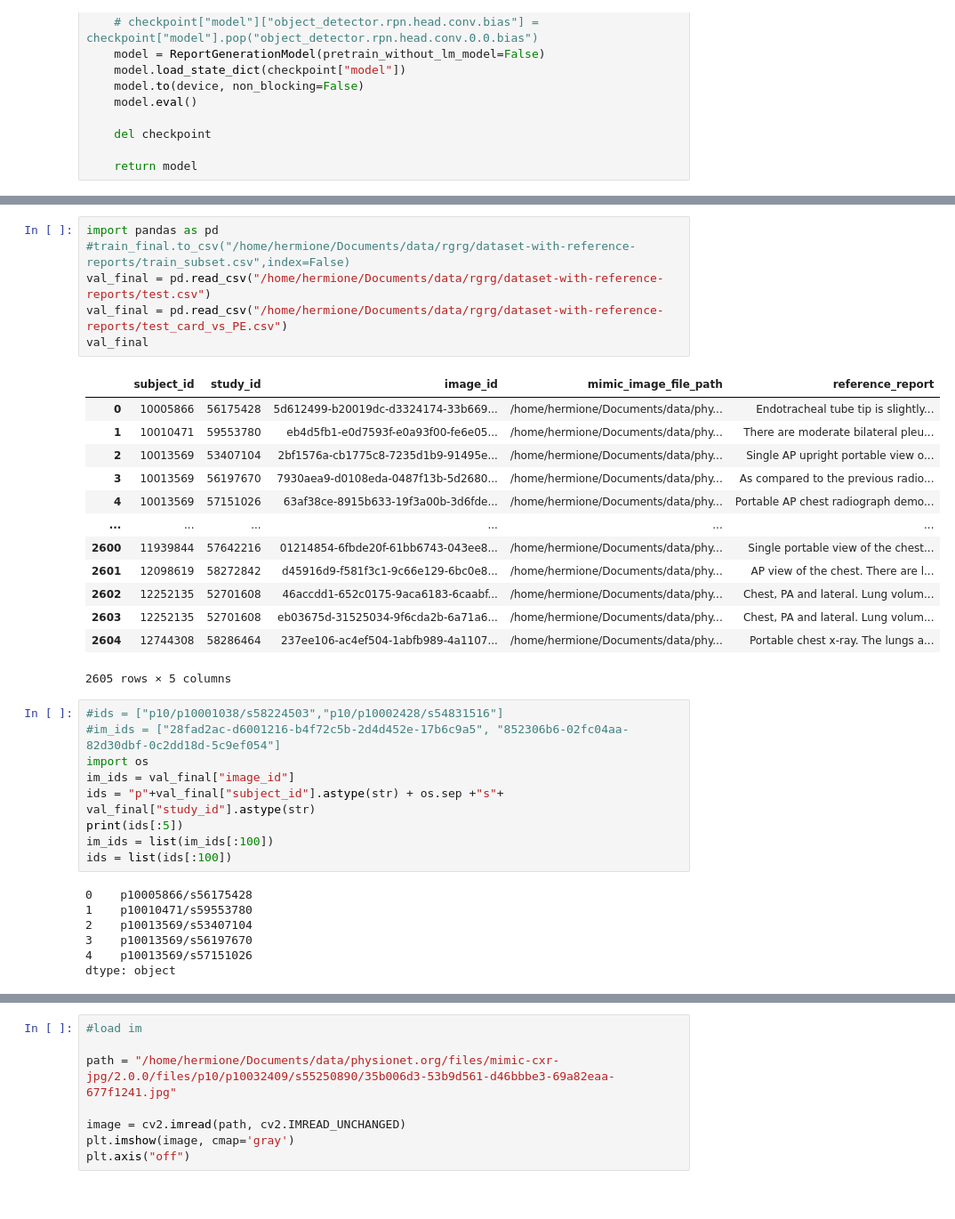
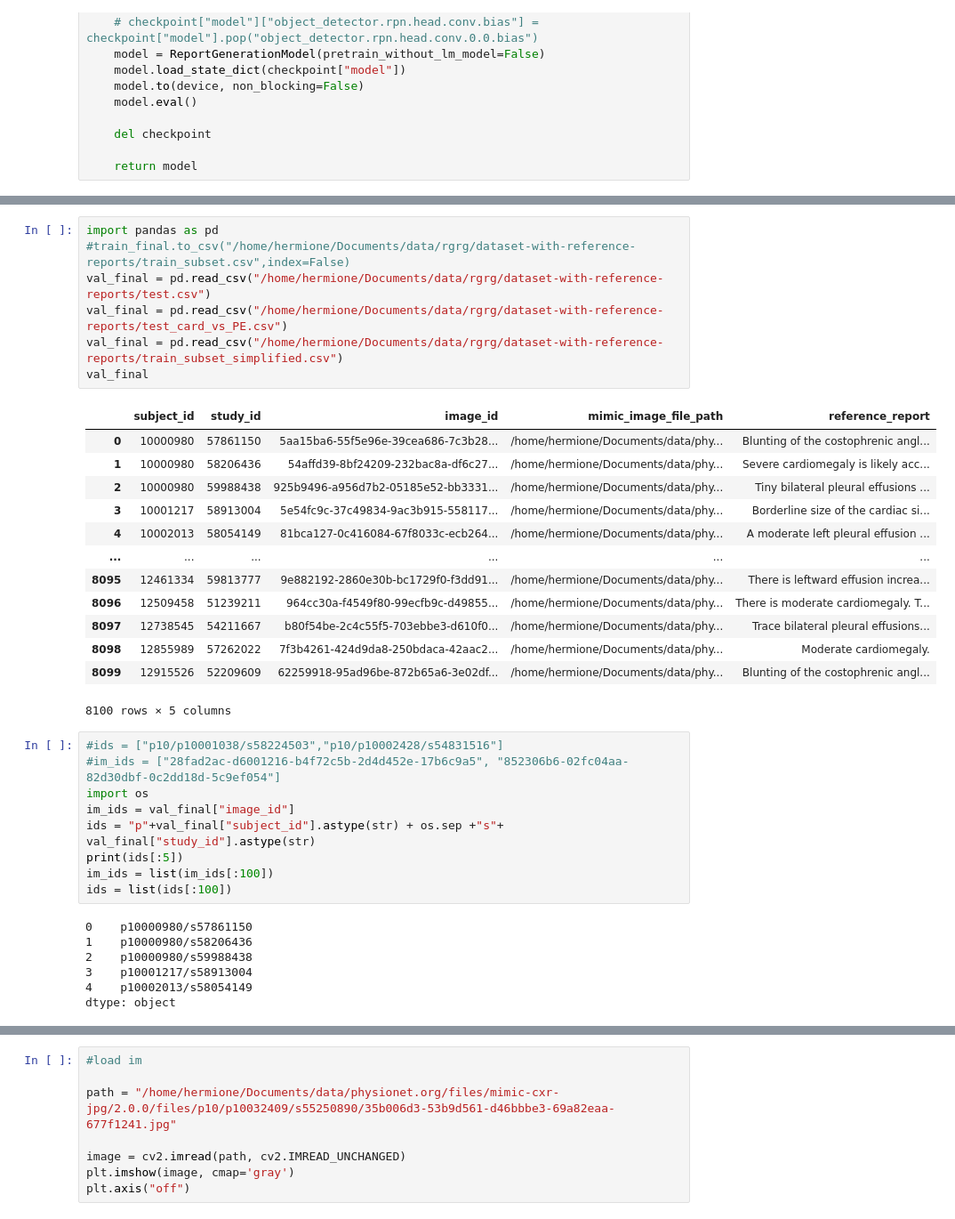
Before and after one commit to hermionewarr/rgrg_pretrained, a Jupyter notebook: src/full_model/generate_reports_for_images_interactive.ipynb, the cells around one changed output, grey strips where cells are left out. Shown at 89% size. Drawn from its saved outputs; the diff is of its cells as text.

Commit message:
simplified model

```diff
--- a/src/full_model/generate_reports_for_images_interactive.ipynb
+++ b/src/full_model/generate_reports_for_images_interactive.ipynb
@@ -114,23 +120,24 @@ Model instantiated.
 # %%
 import pandas as pd
 #train_final.to_csv("/home/hermione/Documents/data/rgrg/dataset-with-reference-reports/train_subset.csv",index=False)
 val_final = pd.read_csv("/home/hermione/Documents/data/rgrg/dataset-with-reference-reports/test.csv")
 val_final = pd.read_csv("/home/hermione/Documents/data/rgrg/dataset-with-reference-reports/test_card_vs_PE.csv")
+val_final = pd.read_csv("/home/hermione/Documents/data/rgrg/dataset-with-reference-reports/train_subset_simplified.csv")
 val_final
 # %% [output]
 |  | subject_id | study_id | image_id | mimic_image_file_path | reference_report |
-| 0 | 10005866 | 56175428 | 5d612499-b20019dc-d3324174-33b669... | /home/hermione/Documents/data/phy... | Endotracheal tube tip is slightly... |
-| 1 | 10010471 | 59553780 | eb4d5fb1-e0d7593f-e0a93f00-fe6e05... | /home/hermione/Documents/data/phy... | There are moderate bilateral pleu... |
-| 2 | 10013569 | 53407104 | 2bf1576a-cb1775c8-7235d1b9-91495e... | /home/hermione/Documents/data/phy... | Single AP upright portable view o... |
-| 3 | 10013569 | 56197670 | 7930aea9-d0108eda-0487f13b-5d2680... | /home/hermione/Documents/data/phy... | As compared to the previous radio... |
-| 4 | 10013569 | 57151026 | 63af38ce-8915b633-19f3a00b-3d6fde... | /home/hermione/Documents/data/phy... | Portable AP chest radiograph demo... |
+| 0 | 10000980 | 57861150 | 5aa15ba6-55f5e96e-39cea686-7c3b28... | /home/hermione/Documents/data/phy... | Blunting of the costophrenic angl... |
+| 1 | 10000980 | 58206436 | 54affd39-8bf24209-232bac8a-df6c27... | /home/hermione/Documents/data/phy... | Severe cardiomegaly is likely acc... |
+| 2 | 10000980 | 59988438 | 925b9496-a956d7b2-05185e52-bb3331... | /home/hermione/Documents/data/phy... | Tiny bilateral pleural effusions ... |
+| 3 | 10001217 | 58913004 | 5e54fc9c-37c49834-9ac3b915-558117... | /home/hermione/Documents/data/phy... | Borderline size of the cardiac si... |
+| 4 | 10002013 | 58054149 | 81bca127-0c416084-67f8033c-ecb264... | /home/hermione/Documents/data/phy... | A moderate left pleural effusion ... |
 | ... | ... | ... | ... | ... | ... |
-| 2600 | 11939844 | 57642216 | 01214854-6fbde20f-61bb6743-043ee8... | /home/hermione/Documents/data/phy... | Single portable view of the chest... |
-| 2601 | 12098619 | 58272842 | d45916d9-f581f3c1-9c66e129-6bc0e8... | /home/hermione/Documents/data/phy... | AP view of the chest. There are l... |
-| 2602 | 12252135 | 52701608 | 46accdd1-652c0175-9aca6183-6caabf... | /home/hermione/Documents/data/phy... | Chest, PA and lateral. Lung volum... |
-| 2603 | 12252135 | 52701608 | eb03675d-31525034-9f6cda2b-6a71a6... | /home/hermione/Documents/data/phy... | Chest, PA and lateral. Lung volum... |
-| 2604 | 12744308 | 58286464 | 237ee106-ac4ef504-1abfb989-4a1107... | /home/hermione/Documents/data/phy... | Portable chest x-ray. The lungs a... |
+| 8095 | 12461334 | 59813777 | 9e882192-2860e30b-bc1729f0-f3dd91... | /home/hermione/Documents/data/phy... | There is leftward effusion increa... |
+| 8096 | 12509458 | 51239211 | 964cc30a-f4549f80-99ecfb9c-d49855... | /home/hermione/Documents/data/phy... | There is moderate cardiomegaly. T... |
+| 8097 | 12738545 | 54211667 | b80f54be-2c4c55f5-703ebbe3-d610f0... | /home/hermione/Documents/data/phy... | Trace bilateral pleural effusions... |
+| 8098 | 12855989 | 57262022 | 7f3b4261-424d9da8-250bdaca-42aac2... | /home/hermione/Documents/data/phy... | Moderate cardiomegaly. |
+| 8099 | 12915526 | 52209609 | 62259918-95ad96be-872b65a6-3e02df... | /home/hermione/Documents/data/phy... | Blunting of the costophrenic angl... |
-2605 rows × 5 columns
+8100 rows × 5 columns
 # %%
 #ids = ["p10/p10001038/s58224503","p10/p10002428/s54831516"]
 #im_ids = ["28fad2ac-d6001216-b4f72c5b-2d4d452e-17b6c9a5", "852306b6-02fc04aa-82d30dbf-0c2dd18d-5c9ef054"]
@@ -141,11 +148,11 @@ print(ids[:5])
 im_ids = list(im_ids[:100])
 ids = list(ids[:100])
 # %% [output]
-0    p10005866/s56175428
-1    p10010471/s59553780
-2    p10013569/s53407104
-3    p10013569/s56197670
-4    p10013569/s57151026
+0    p10000980/s57861150
+1    p10000980/s58206436
+2    p10000980/s59988438
+3    p10001217/s58913004
+4    p10002013/s58054149
 dtype: object
 # %%
 
```
Also changed, not shown: parts of 4 cells of this notebook, 11 other files.
